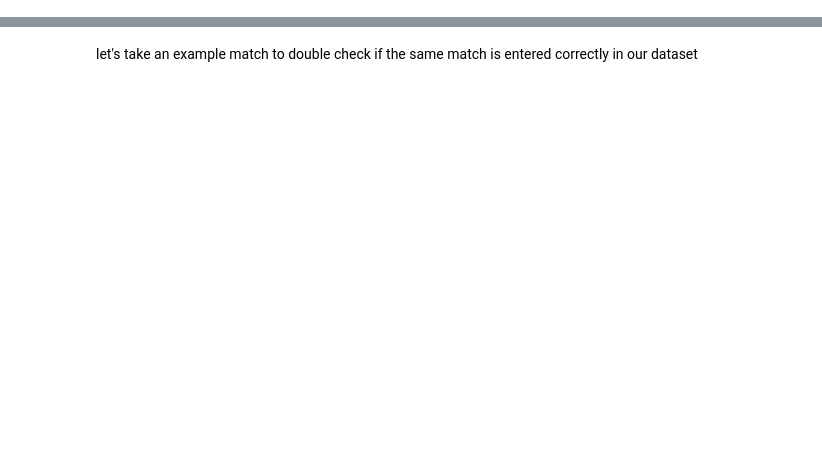
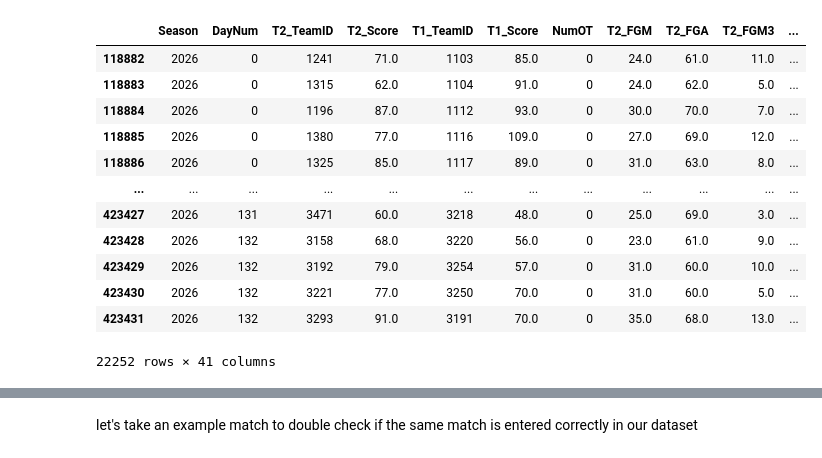
Before and after one commit to MOddododo/march_mania, a Jupyter notebook: notebooks/01_eda.ipynb, the cells around one changed output, grey strips where cells are left out. Drawn from its saved outputs; the diff is of its cells as text; code cells hidden in the pictures; blank space fills up the shorter version.

```diff
--- a/notebooks/01_eda.ipynb
+++ b/notebooks/01_eda.ipynb
@@ -119,0 +41,2 @@ See the caveats in the documentation: https://pandas.pydata.org/pandas-docs/stab
+# %%
+regular_data, tourney_data = features.prepare_dataset(regular_results), features.prepare_dataset(tourney_results)
@@ -119,0 +168,16 @@ See the caveats in the documentation: https://pandas.pydata.org/pandas-docs/stab
+# %%
+regular_data.loc[regular_data['Season']==2026]
+# %% [output]
+|  | Season | DayNum | T2_TeamID | T2_Score | T1_TeamID | T1_Score | NumOT | T2_FGM | T2_FGA | T2_FGM3 | ... |
+| 118882 | 2026 | 0 | 1241 | 71.0 | 1103 | 85.0 | 0 | 24.0 | 61.0 | 11.0 | ... |
+| 118883 | 2026 | 0 | 1315 | 62.0 | 1104 | 91.0 | 0 | 24.0 | 62.0 | 5.0 | ... |
+| 118884 | 2026 | 0 | 1196 | 87.0 | 1112 | 93.0 | 0 | 30.0 | 70.0 | 7.0 | ... |
+| 118885 | 2026 | 0 | 1380 | 77.0 | 1116 | 109.0 | 0 | 27.0 | 69.0 | 12.0 | ... |
+| 118886 | 2026 | 0 | 1325 | 85.0 | 1117 | 89.0 | 0 | 31.0 | 63.0 | 8.0 | ... |
+| ... | ... | ... | ... | ... | ... | ... | ... | ... | ... | ... | ... |
+| 423427 | 2026 | 131 | 3471 | 60.0 | 3218 | 48.0 | 0 | 25.0 | 69.0 | 3.0 | ... |
+| 423428 | 2026 | 132 | 3158 | 68.0 | 3220 | 56.0 | 0 | 23.0 | 61.0 | 9.0 | ... |
+| 423429 | 2026 | 132 | 3192 | 79.0 | 3254 | 57.0 | 0 | 31.0 | 60.0 | 10.0 | ... |
+| 423430 | 2026 | 132 | 3221 | 77.0 | 3250 | 70.0 | 0 | 31.0 | 60.0 | 5.0 | ... |
+| 423431 | 2026 | 132 | 3293 | 91.0 | 3191 | 70.0 | 0 | 35.0 | 68.0 | 13.0 | ... |
+22252 rows × 41 columns
```
Also changed, not shown: parts of 74 cells of this notebook, 9 other files.
